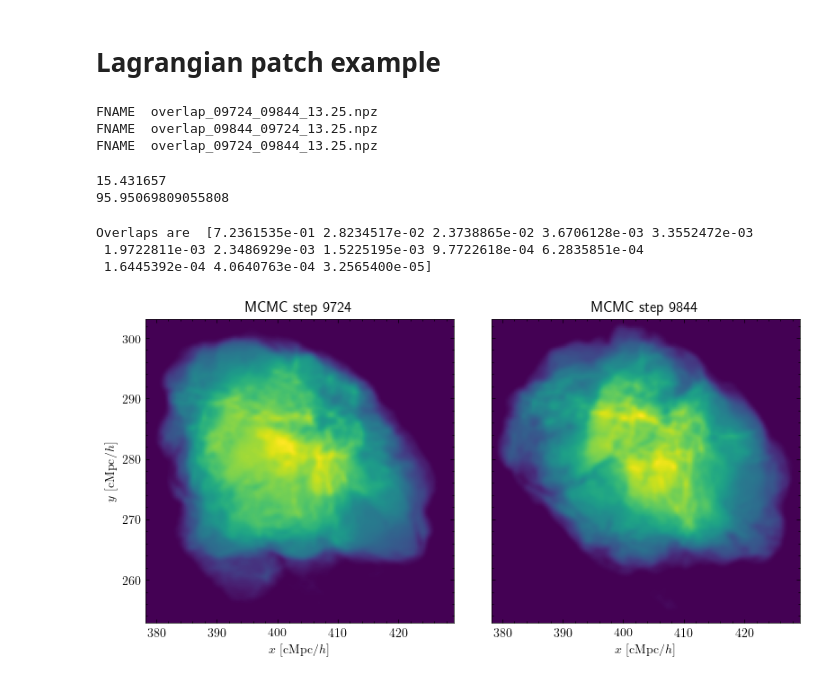
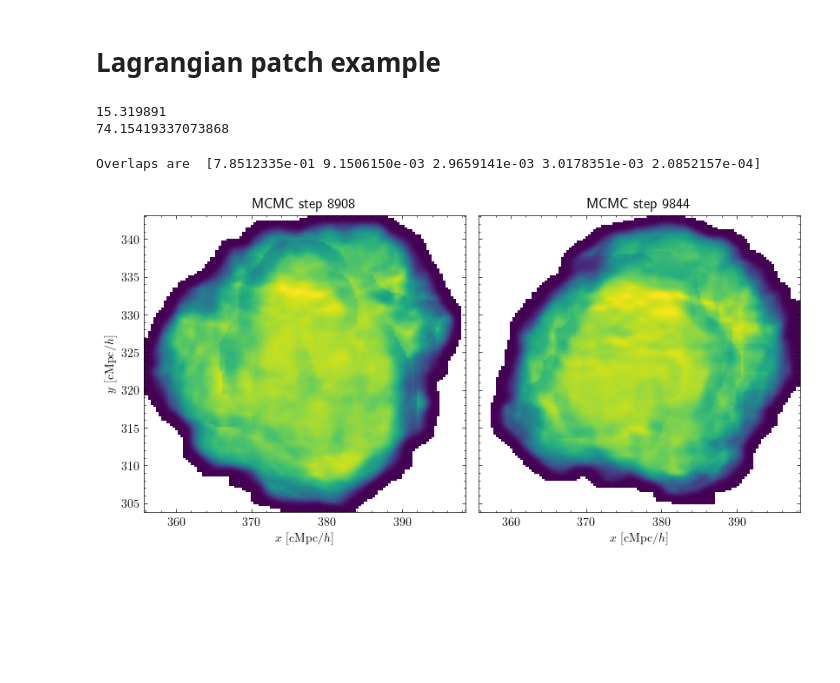
Before and after one commit to Richard-Sti/csiborgtools_public, a Jupyter notebook: notebooks/overlap/lagrangian_patch_example.ipynb, the cells around one changed output. Saved outputs shown, nothing was run; the diff lists cells and outputs as text; code cells hidden in the pictures; blank space fills up the shorter version.

```diff
--- a/notebooks/overlap/lagrangian_patch_example.ipynb
+++ b/notebooks/overlap/lagrangian_patch_example.ipynb
@@ -13,7 +17,7 @@ import scienceplots
 paths = csiborgtools.read.Paths(**csiborgtools.paths_glamdring)
 bounds = {"dist": (0, 155)}
 
-nsim0 = 9844 - 24 * 5
+nsim0 = 7444 + 24 * 61
 nsnap_final = paths.get_snapshots(nsim0, "csiborg1")[-1]
 snap0_initial = csiborgtools.read.CSiBORG1Snapshot(nsim0, nsnap=1)
 cat0 = csiborgtools.read.CSiBORG1Catalogue(nsim0, paths, snapshot=snap0_initial, bounds=bounds)
@@ -24,10 +28,6 @@ snapx_initial = csiborgtools.read.CSiBORG1Snapshot(nsimx, nsnap=1)
 catx = csiborgtools.read.CSiBORG1Catalogue(nsimx, paths, snapshot=snapx_initial, bounds=bounds)
 
 pair_overlapper = csiborgtools.summary.PairOverlap(cat0, catx, 13.25, )
-# %% [output]
-FNAME  overlap_09724_09844_13.25.npz
-FNAME  overlap_09844_09724_13.25.npz
-FNAME  overlap_09724_09844_13.25.npz
 # %%
 k = np.argsort(cat0["totmass"])[::-1][1]
 
@@ -36,15 +36,13 @@ print(cat0["dist"][k])
 
 hid0 = cat0["index"][k]
 # %% [output]
-15.431657
-95.95069809055808
+15.319891
+74.15419337073868
 # %%
 print("Overlaps are ", pair_overlapper.overlap(True)[k])
 hidx = catx["index"][pair_overlapper["match_indxs"][k][0]]
 # %% [output]
-Overlaps are  [7.2361535e-01 2.8234517e-02 2.3738865e-02 3.6706128e-03 3.3552472e-03
- 1.9722811e-03 2.3486929e-03 1.5225195e-03 9.7722618e-04 6.2835851e-04
- 1.6445392e-04 4.0640763e-04 3.2565400e-05]
+Overlaps are  [7.8512335e-01 9.1506150e-03 2.9659141e-03 3.0178351e-03 2.0852157e-04]
 # %%
 overlapper = csiborgtools.match.ParticleOverlap(**{"box_size": 2048, "bckg_halfsize": 512})
 
@@ -70,23 +68,26 @@ y0 = cellmins[1] / 2048 * 677.7
 yf = (cellmins[1] + delta1_initial.shape[1]) / 2048 * 677.7
 # %%
 with plt.style.context("science"):
-    fig, axs = plt.subplots(1, 2, figsize=(8.3, 8.3 * 0.5), sharey=True, sharex=True)
+    # plt.rcParams.update({'font.size': 9})
+
+    fig, axs = plt.subplots(1, 2, figsize=(8.3, 0.6* 8.3), sharey=True, sharex=True)
     fig.subplots_adjust(wspace=0.05, hspace=0.05)
 
-    kwargs = {"origin": "lower", "cmap": "viridis", "vmin": 0, "extent": [x0, xf, y0, yf]}
+    kwargs = {"origin": "lower", "cmap": "viridis", "vmin": 0,
+              "extent": [x0, xf, y0, yf]}
 
     axs[0].imshow(np.mean(delta1_initial, axis=-1), **kwargs)
     axs[1].imshow(np.mean(delta2_initial, axis=-1), **kwargs)
 
-    axs[0].set_ylabel(r"$y ~ [\mathrm{cMpc} / h]$")
     for i in range(2):
         axs[i].set_xlabel(r"$x ~ [\mathrm{cMpc} / h]$")
+    axs[0].set_ylabel(r"$y ~ [\mathrm{cMpc} / h]$")
 
     axs[0].set_title(f"MCMC step {nsim0}")
     axs[1].set_title(f"MCMC step {nsimx}")
 
     fig.tight_layout()
     fig.savefig("../../plots/lagrangian_patch_example.pdf", bbox_inches="tight", dpi=450)
     fig.show()
 # %% [output]
-[figure, old version]
+[figure, new version]
```
Also changed, not shown: parts of 1 cell of this notebook, 1 other file.
